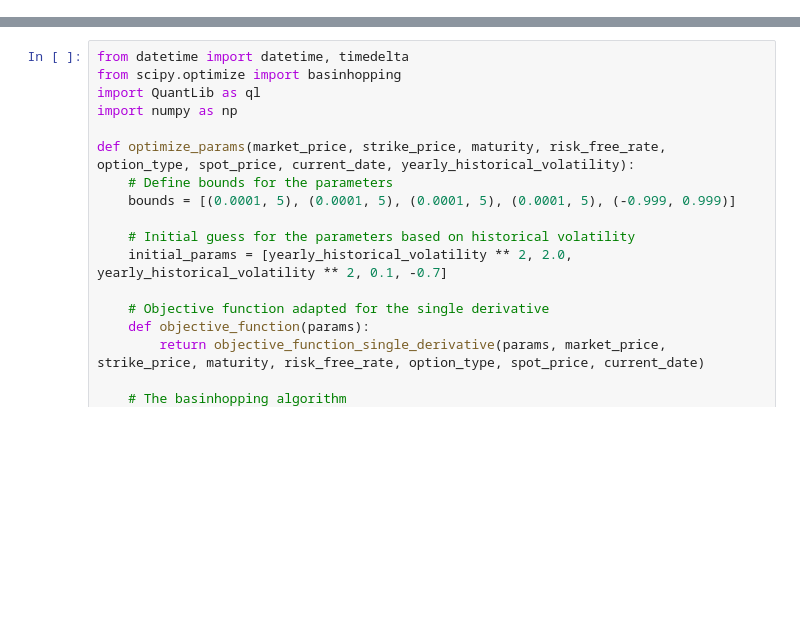
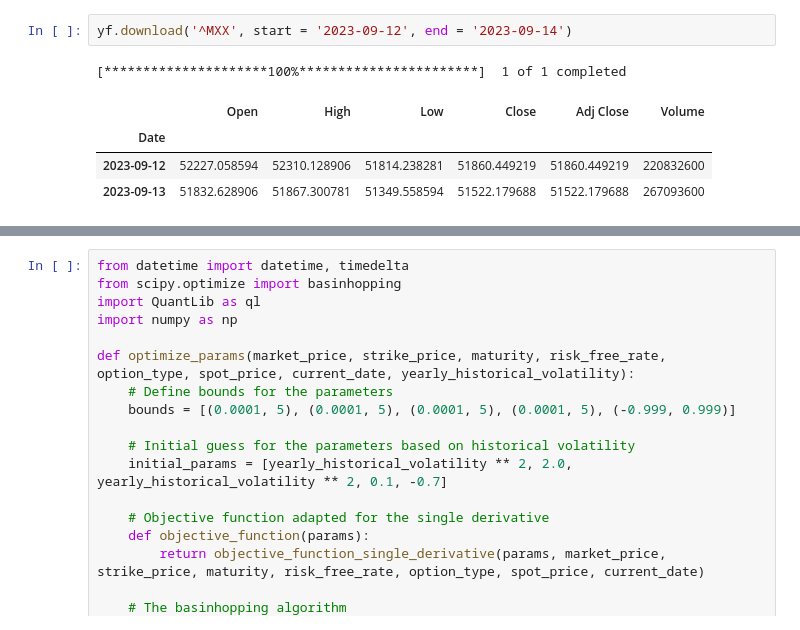
Before and after one commit to waldensanchez/HestonAutomation, a Jupyter notebook: NewApproach.ipynb, the cells around one changed output, grey strips where cells are left out. Drawn from its saved outputs; the diff is of its cells as text; blank space fills up the shorter version.

```diff
--- a/NewApproach.ipynb
+++ b/NewApproach.ipynb
@@ -75,2 +26,10 @@ reliability = results_report[results_report['Success'] == True].groupby('Optimiz
+# %%
+yf.download('^MXX', start = '2023-09-12', end = '2023-09-14')
+# %% [output]
+[*********************100%***********************]  1 of 1 completed
+|  | Open | High | Low | Close | Adj Close | Volume |
+| Date |  |  |  |  |  |  |
+| 2023-09-12 | 52227.058594 | 52310.128906 | 51814.238281 | 51860.449219 | 51860.449219 | 220832600 |
+| 2023-09-13 | 51832.628906 | 51867.300781 | 51349.558594 | 51522.179688 | 51522.179688 | 267093600 |
 # %%
 # %% [output]
```
Also changed, not shown: parts of 10 cells of this notebook, 2 other files.
